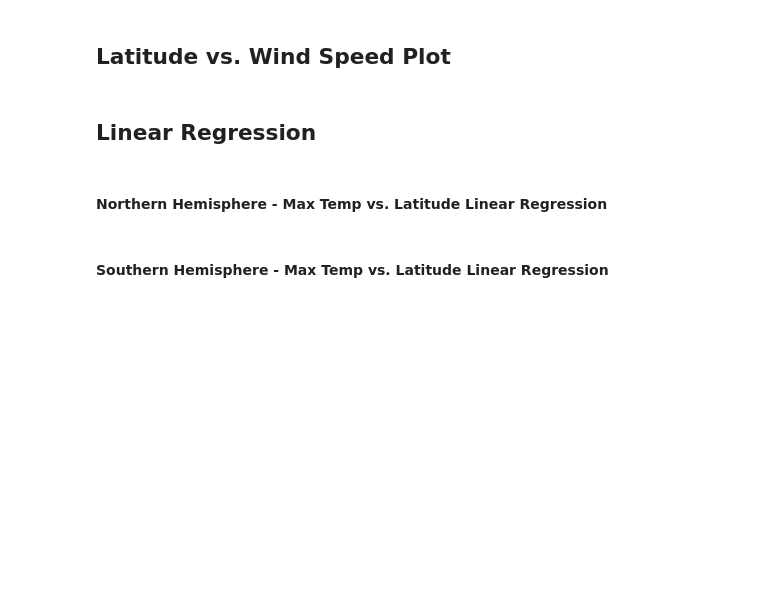
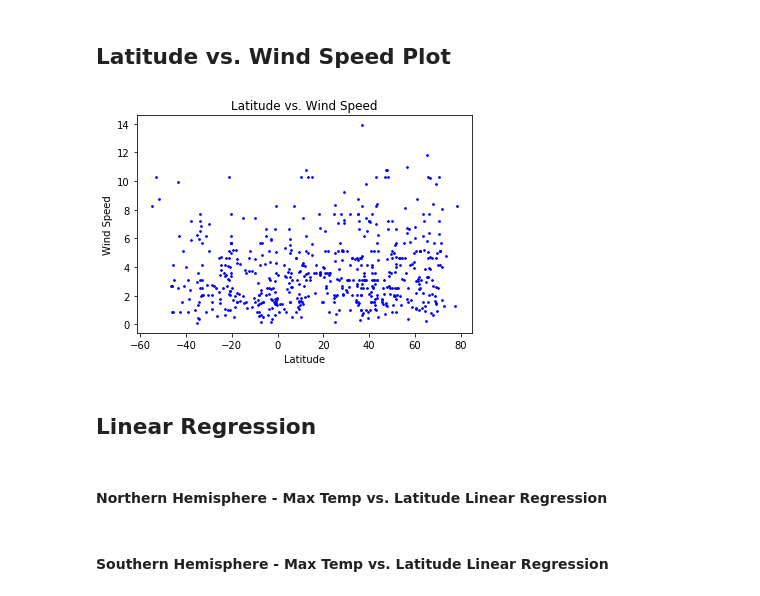
Before and after one commit to gigilynne/python-api-challenge, a Jupyter notebook: WeatherPy/WeatherPy.ipynb, the cells around one changed output. Cells and saved outputs as stored; diff of their text form; code cells hidden in the pictures; blank space fills up the shorter version.

```diff
--- a/WeatherPy/WeatherPy.ipynb
+++ b/WeatherPy/WeatherPy.ipynb
@@ -336,19 +336,21 @@ plt.show()
 # %%
 #x is the independant (latitude) variable, while y is the dependant (wind speed) variable
 windi = weather_df['Wind Speed']
 lati = weather_df['Latitude']
 
 #set the variables, the labels, and title while calling the plot
 x_values = lati
 y_values = windi
-plt.scatter(x_values, y_values,s = 1.75, color = 'green')
-plt.title('Latitude vx. Wind Speed')
+plt.scatter(x_values, y_values,s = 3, color = 'blue')
+plt.title('Latitude vs. Wind Speed')
 plt.xlabel('Latitude')
 plt.ylabel('Wind Speed')
 
 #save image and show plot
 plt.savefig("../Resources/lat_wind.png")
 plt.show()
+# %% [output]
+[figure, added]
 # %% [markdown]
 ## Linear Regression
 # %% [markdown]
```
Also changed, not shown: parts of 3 cells of this notebook, 4 other files.
